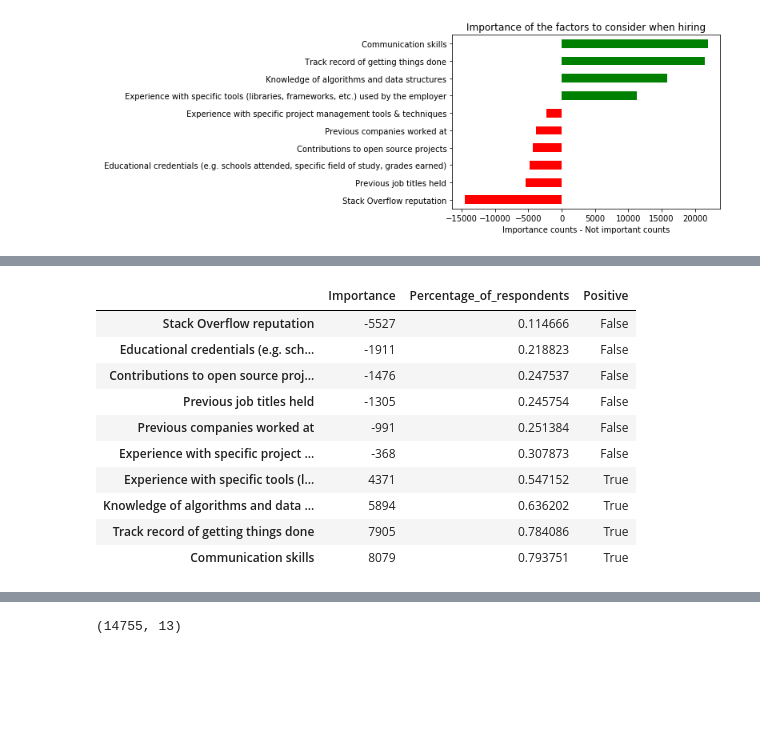
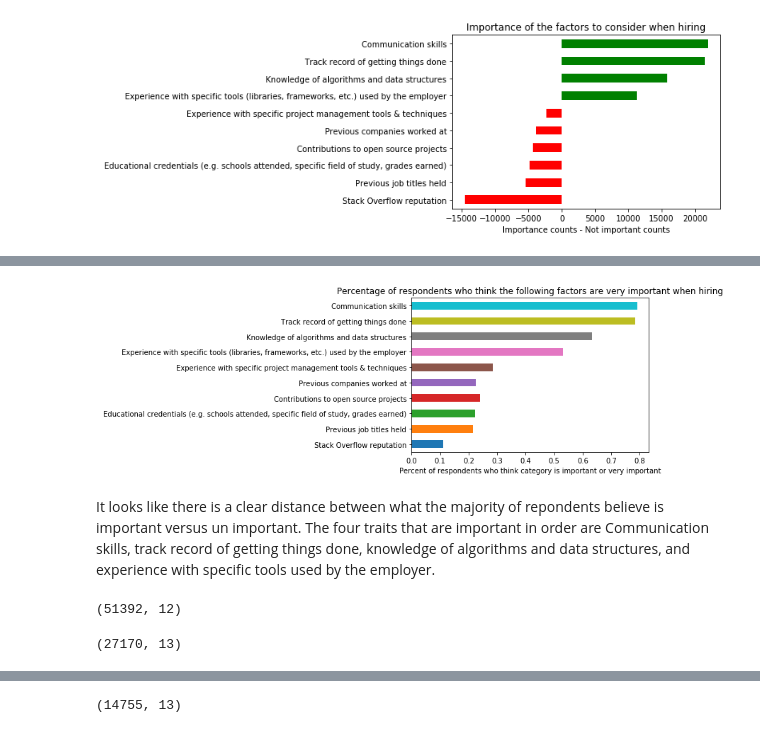
Before and after one commit to mricksen/Udacity_DS_Term2_Project1, a Jupyter notebook: Stack_Overflow_Udacity_DSTerm2_Project_1.ipynb, the cells around one changed output, grey strips where cells are left out. Saved outputs shown, nothing was run; the diff lists cells and outputs as text; code cells hidden in the pictures; blank space fills up the shorter version.

```diff
--- a/Stack_Overflow_Udacity_DSTerm2_Project_1.ipynb
+++ b/Stack_Overflow_Udacity_DSTerm2_Project_1.ipynb
@@ -330,6 +495,9 @@ def plot_percent(df, title, label):
     df['Percentage_of_respondents'].plot(kind='barh')
     plt.title(title);
     plt.xlabel(label);
+# %%
+# Create dataframe for with the results of the importance_df function to plot category importance
+Importance = importance_df(df, df_schema, questions)
 # %%
 plot_count(Importance, "Importance of the factors to consider when hiring",
            "Importance counts - Not important counts")
@@ -493,14 +506,7 @@ importance_df(dev_years_5_plus, df_schema, questions)
-# %%
-importance_df(dev_years_lessthan_5, df_schema, questions)
-# %% [output]
-|  | Importance | Percentage_of_respondents | Positive |
-| Stack Overflow reputation | -5527 | 0.114666 | False |
-| Educational credentials (e.g. sch... | -1911 | 0.218823 | False |
-| Contributions to open source proj... | -1476 | 0.247537 | False |
-| Previous job titles held | -1305 | 0.245754 | False |
-| Previous companies worked at | -991 | 0.251384 | False |
-| Experience with specific project ... | -368 | 0.307873 | False |
-| Experience with specific tools (l... | 4371 | 0.547152 | True |
-| Knowledge of algorithms and data ... | 5894 | 0.636202 | True |
-| Track record of getting things done | 7905 | 0.784086 | True |
-| Communication skills | 8079 | 0.793751 | True |
+# %%
+plot_percent(Importance, "Percentage of respondents who think the following factors are very important when hiring",
+             "Percent of respondents who think category is important or very important")
+# %% [output]
+[figure, added]
+# %% [markdown]
+It looks like there is a clear distance between what the majority of repondents believe is important versus un important. The four traits that are important in order are Communication skills, track record of getting things done, knowledge of algorithms and data structures, and experience with specific tools used by the employer.
@@ -506,0 +515,17 @@ importance_df(dev_years_lessthan_5, df_schema, questions)
+# %%
+# Create new dataframe of questions plus professional and country columns
+df_profession = df[['Professional', 'Country','ImportantHiringAlgorithms', 'ImportantHiringTechExp', 'ImportantHiringCommunication',
+             'ImportantHiringOpenSource','ImportantHiringPMExp', 'ImportantHiringCompanies',
+             'ImportantHiringTitles', 'ImportantHiringEducation', 'ImportantHiringRep',
+             'ImportantHiringGettingThingsDone']]
+# %% [output]
+(51392, 12)
+# %%
+# Clean dataframe and add if country have more than 300 responses
+df_profession = df_profession.dropna()
+df_profession['over_300_responses'] = df_profession.Country.value_counts()>300
+
+# How many rows remain?
+print(df_profession.shape)
+# %% [output]
+(27170, 13)
```
Also changed, not shown: parts of 153 cells of this notebook.
